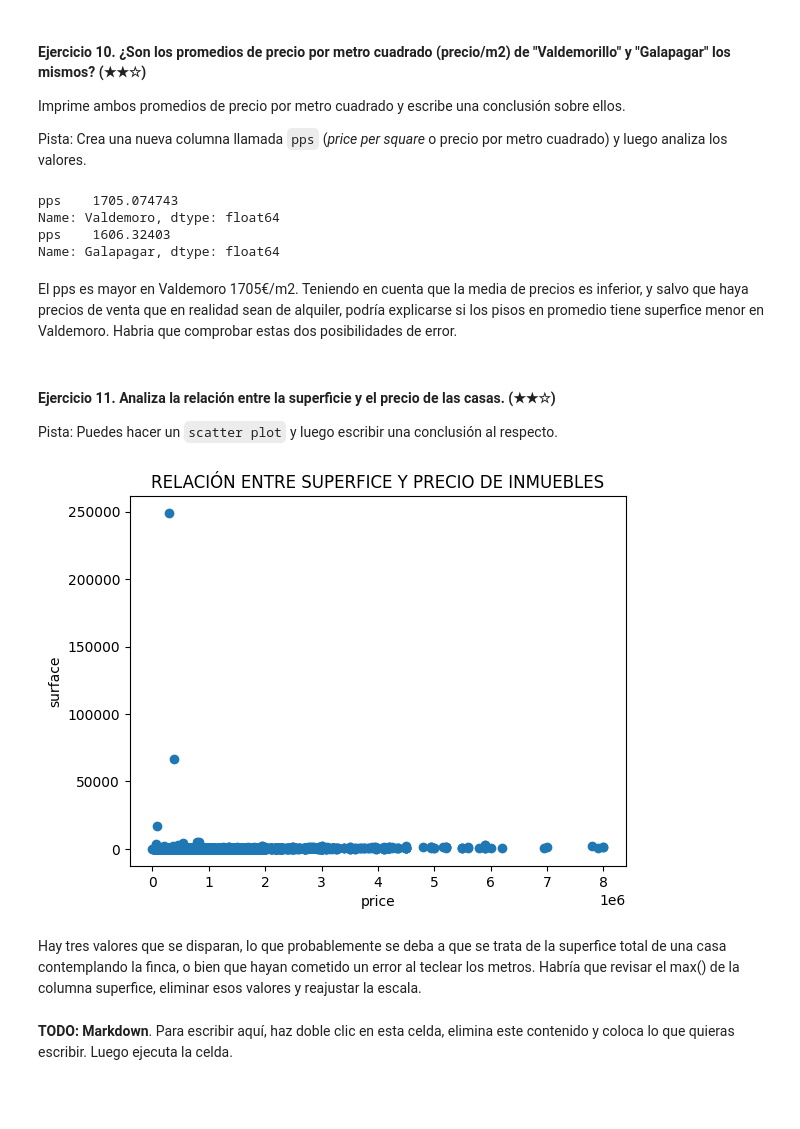
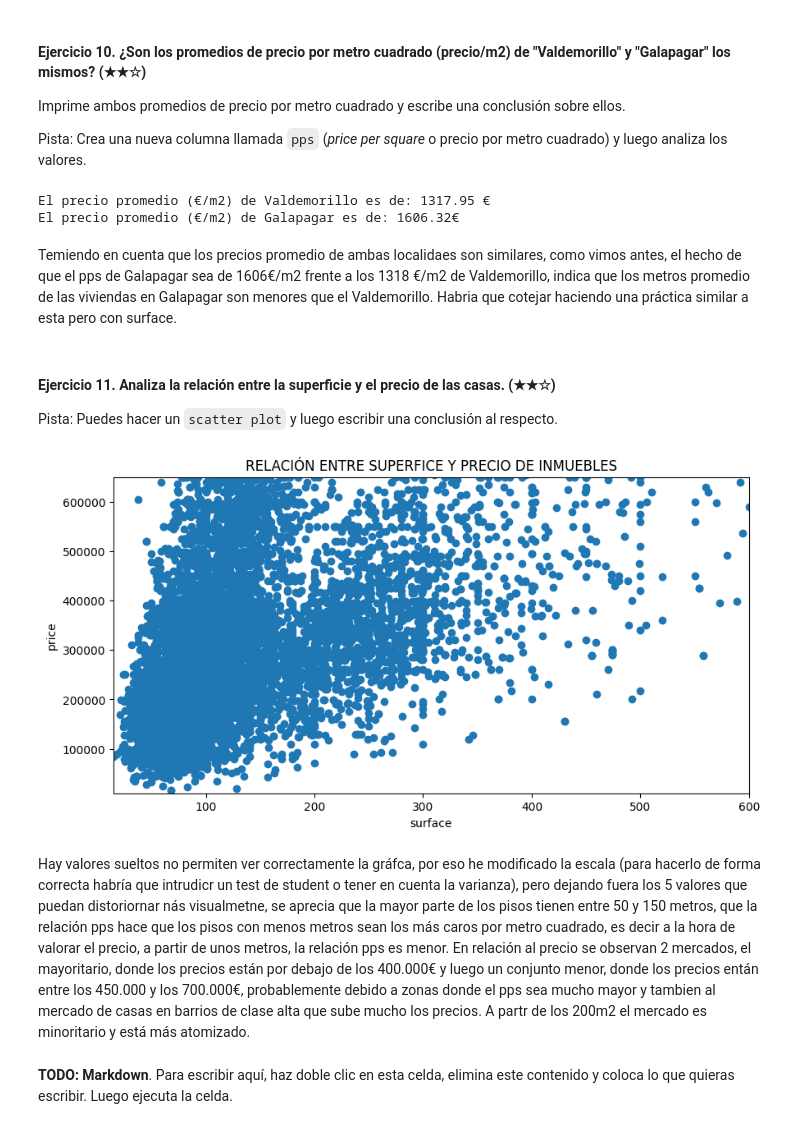
Before and after one commit to Finarosalina/realestate-datacleanup-exercise, a Jupyter notebook: project.es.ipynb, the cells around one changed output. Drawn from its saved outputs; the diff is of its cells as text; code cells hidden in the pictures; blank space fills up the shorter version.

```diff
--- a/project.es.ipynb
+++ b/project.es.ipynb
@@ -189,16 +172,12 @@ La gran mayoría de precios se situan entre los 170.000€ y los 400.000€, sie
 
 Imprime ambos promedios y escribe una conclusión sobre ellos.
 # %%
-# tabla de resumen utilizando el método pivot_table
-ds= ds[(ds['price'].notna()) & (ds['price'] != 0)]
-df_resume = ds.pivot_table(
-    index='level5',
-    values='price',
-    aggfunc='mean'
-)
-#busco los valoles con loc y los imprimo
-media_precios_valdemoro= df_resume.loc["Valdemoro"]
-media_precios_galapagar= df_resume.loc["Galapagar"]
-print(media_precios_valdemoro)
-print(media_precios_galapagar)
+precios_valdemorillo=ds.loc[ds["level5"]=="Valdemorillo",["price"]]
+
+precios_promedio_valdemorillo=precios_valdemorillo.mean().iloc[0]
+print(f"Promedio precios Valdemorillo: {round(precios_promedio_valdemorillo,2)}")
+
+precios_galapagar = ds.loc[ds["level5"] == "Galapagar", ["price"]]
+precios_promedio_galapagar = precios_galapagar.mean().iloc[0]
+print(f"Promedio precios Galapagar: {round(precios_promedio_galapagar, 2)}")
 # %% [output]
@@ -215,26 +192,20 @@ Imprime ambos promedios de precio por metro cuadrado y escribe una conclusión s
 
 Pista: Crea una nueva columna llamada `pps` (*price per square* o precio por metro cuadrado) y luego analiza los valores.
 # %%
-#Añanado nueva columna price per square
+
 ds['pps'] = ds['price'] / ds['surface']
-#creo tabla resumen con pivot
-df_resume = ds.pivot_table(
-    index='level5',
-    values='pps',
-    aggfunc='mean'
-)
-#busco los valoles con loc y los imprimo
-valdemoro_pps= df_resume.loc["Valdemoro"]
-galapagar_pps= df_resume.loc["Galapagar"]
-print(valdemoro_pps)
-print(galapagar_pps)
+precios_pps_Valdemorillo=ds.loc[ds["level5"]=="Valdemorillo",["pps"]]
+promedio_pps_Valdemorillo=precios_pps_Valdemorillo.mean().iloc[0]
+print(f"El precio promedio (€/m2) de Valdemorillo es de: {round(promedio_pps_Valdemorillo,2)} €")
+
+precios_pps_Galapagar = ds.loc[ds["level5"]=="Galapagar", ["pps"]]
+promedio_pps_Galapagar = precios_pps_Galapagar.mean().iloc[0]
+print(f"El precio promedio (€/m2) de Galapagar es de: {round(promedio_pps_Galapagar,2)}€")
 # %% [output]
-pps    1705.074743
-Name: Valdemoro, dtype: float64
-pps    1606.32403
-Name: Galapagar, dtype: float64
+El precio promedio (€/m2) de Valdemorillo es de: 1317.95 €
+El precio promedio (€/m2) de Galapagar es de: 1606.32€
 # %% [markdown]
-El pps es mayor en Valdemoro 1705€/m2. Teniendo en cuenta que la media de precios es inferior, y salvo que haya precios de venta que en realidad sean de alquiler, podría explicarse si los pisos en promedio tiene superfice menor en Valdemoro. Habria que comprobar estas dos posibilidades de error.
+Temiendo en cuenta que los precios promedio de ambas localidaes son similares, como vimos antes, el hecho de que el pps de Galapagar sea de 1606€/m2 frente a los 1318 €/m2 de Valdemorillo, indica que los metros promedio de las viviendas en Galapagar son menores que el Valdemorillo. Habria que cotejar haciendo una práctica similar a esta pero con surface.
 # %% [markdown]
 #### Ejercicio 11. Analiza la relación entre la superficie y el precio de las casas. (★★☆)
 
@@ -242,18 +213,20 @@ Pista: Puedes hacer un `scatter plot` y luego escribir una conclusión al respec
 # %%
 
 ds_filtered = ds[(ds['pps'].notna()) & (ds['pps'] != 0)]
+plt.figure(figsize = (10, 5))
+plt.xlim(15, 600)
+plt.ylim(10000,650000)
+plt.scatter(ds_filtered['surface'], ds_filtered['price'])
 
-plt.scatter(ds_filtered['price'], ds_filtered['surface'])
-
-plt.xlabel('price')
-plt.ylabel('surface')
+plt.xlabel('surface')
+plt.ylabel('price')
 plt.title('RELACIÓN ENTRE SUPERFICE Y PRECIO DE INMUEBLES')
 
 plt.show()
 # %% [output]
-[figure, old version]
+[figure, new version]
 # %% [markdown]
-Hay tres valores que se disparan, lo que probablemente se deba a que se trata de la superfice total de una casa contemplando la finca, o bien que hayan cometido un error al teclear los metros. Habría que revisar el max() de la columna superfice, eliminar esos valores y reajustar la escala.
+Hay valores sueltos no permiten ver correctamente la gráfca, por eso he modificado la escala (para hacerlo de forma correcta habría que intrudicr un test de student o tener en cuenta la varianza), pero dejando fuera los 5 valores que puedan distoriornar nás visualmetne, se aprecia que la mayor parte de los pisos tienen entre 50 y 150 metros, que la relación pps hace que los pisos con menos metros sean los más caros por metro cuadrado, es decir a la hora de valorar el precio, a partir de unos metros, la relación pps es menor. En relación al precio se observan 2 mercados, el mayoritario, donde los precios están por debajo de los 400.000€ y luego un conjunto menor, donde los precios entán entre los 450.000 y los 700.000€, probablemente debido a zonas donde el pps sea mucho mayor y tambien al mercado de casas en barrios de clase alta que sube mucho los precios. A partr de los 200m2 el mercado es minoritario y está más atomizado.
 # %% [markdown]
 **TODO: Markdown**. Para escribir aquí, haz doble clic en esta celda, elimina este contenido y coloca lo que quieras escribir. Luego ejecuta la celda.
 # %% [markdown]
```
Also changed, not shown: parts of 29 cells of this notebook, 1 other file.
